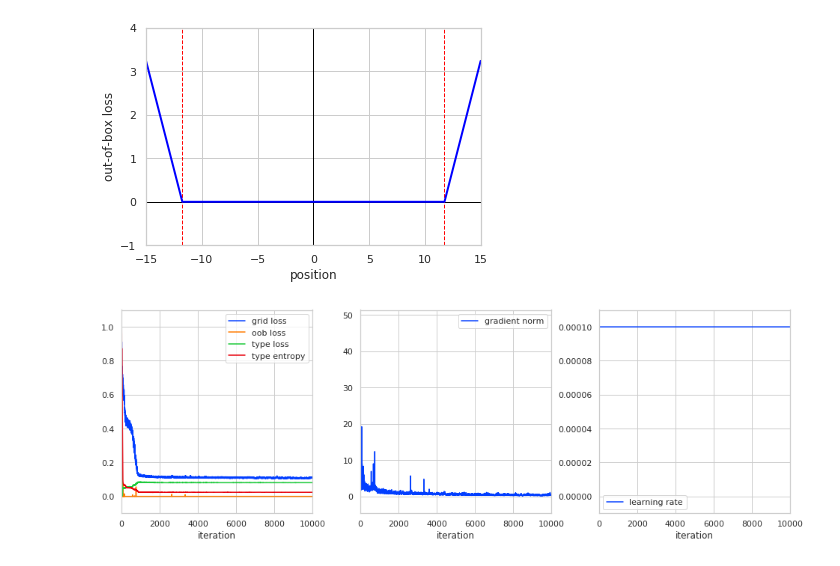
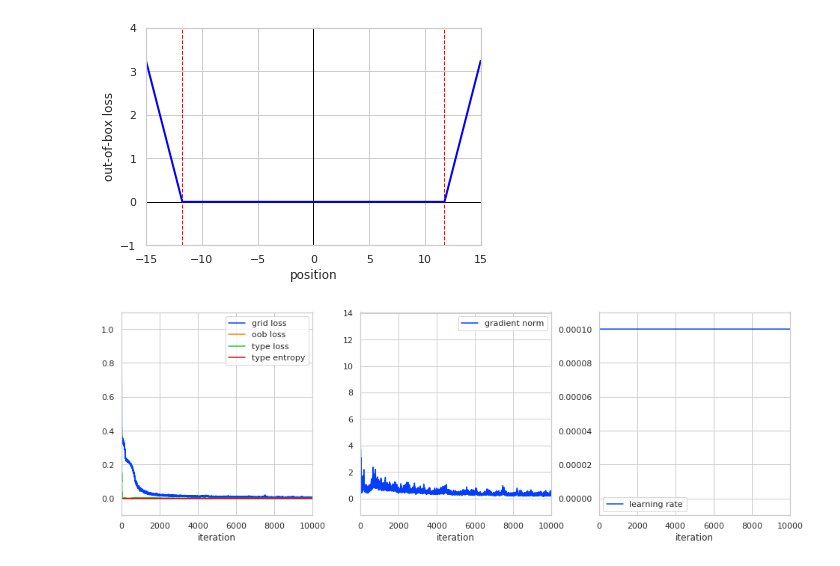
Before and after one commit to mattragoza/ipython-notebooks, a Jupyter notebook: molgrid_rnn.ipynb, the cells around one changed output. Drawn from its saved outputs; the diff is of its cells as text; code cells hidden in the pictures.

Commit message:
train without variational coords or type entropy

```diff
--- a/molgrid_rnn.ipynb
+++ b/molgrid_rnn.ipynb
@@ -301,7 +301,7 @@ grid_size = dims[0] * dims[1] * dims[2] * dims[3]
 
 c2grid = molgrid.Coords2Grid(gmaker, center=(0,0,0))
 
-model = MolgridCNN(n_atoms, n_types, dims, n_latent, var_coords=True).to(device)
+model = MolgridCNN(n_atoms, n_types, dims, n_latent, var_coords=False).to(device)
 model.apply(weight_init)
 
 optimizer = optim.Adam(model.parameters(), lr=1e-4)
@@ -364,7 +364,7 @@ while i < n_iterations:
             k_grid_loss    = 1/float(grid_loss)
             k_oob_loss     = 1/100
             k_type_loss    = 1/float(type_loss)
-            k_type_entropy = 1/float(type_entropy)
+            k_type_entropy = 0/float(type_entropy)
 
         grid_loss    *= k_grid_loss
         oob_loss     *= k_oob_loss
@@ -429,34 +429,34 @@ while i < n_iterations:
             grid_loss    *= k_grid_loss
             oob_loss     *= k_oob_loss
             type_loss    *= k_type_loss
             type_entropy *= k_type_entropy
             loss = grid_loss + oob_loss + type_loss + type_entropy
 
             loss.backward()
             nn.utils.clip_grad_norm_(model.parameters(), 100)
 
             write_xyz_and_arrows(
                 typesd.detach().cpu().numpy()[:1,:,:],
                 coords.detach().cpu().numpy()[:1,:,:],
                 coords.grad.detach().cpu().numpy()[:1,:,:],
                 pred_out, arrows_out, sample=True,
                 state=i//print_interval,
                 scale=-500)
             pred_out.flush()
             arrows_out.flush()
 
             if grad_norms[-1] < 5e-4:
                 print('converged')
                 break
 
         if i % step_interval == 0:
             lr_policy.step()
 
     except KeyboardInterrupt:
         print('interrupted')
         break
 # %% [output]
-[figure, old version]
+[figure, new version]
 # %%
 print(k_grid_loss, k_oob_loss, k_type_loss, k_type_entropy)
 # %%
```
